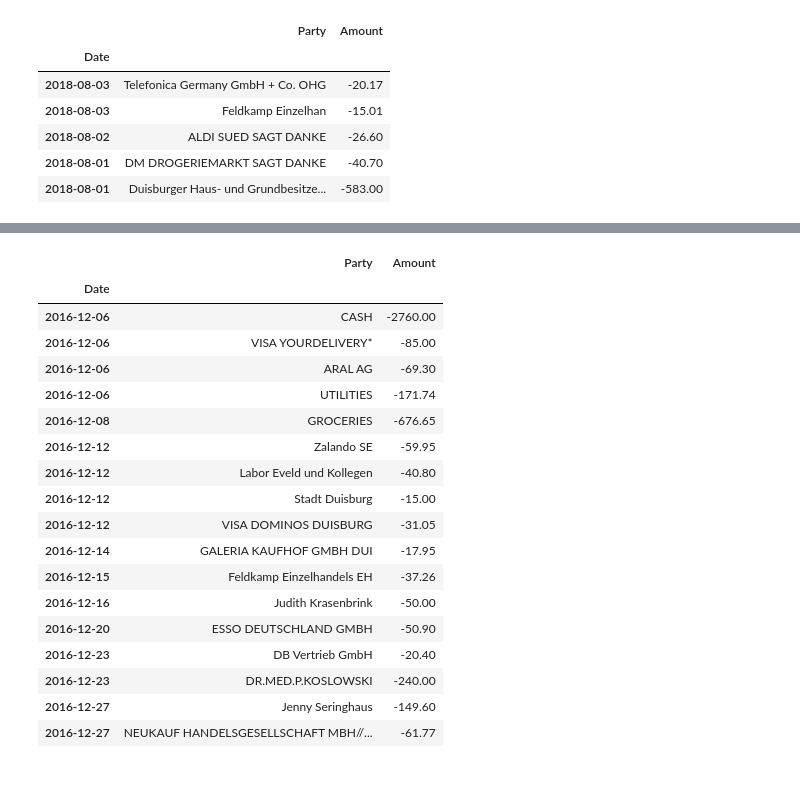
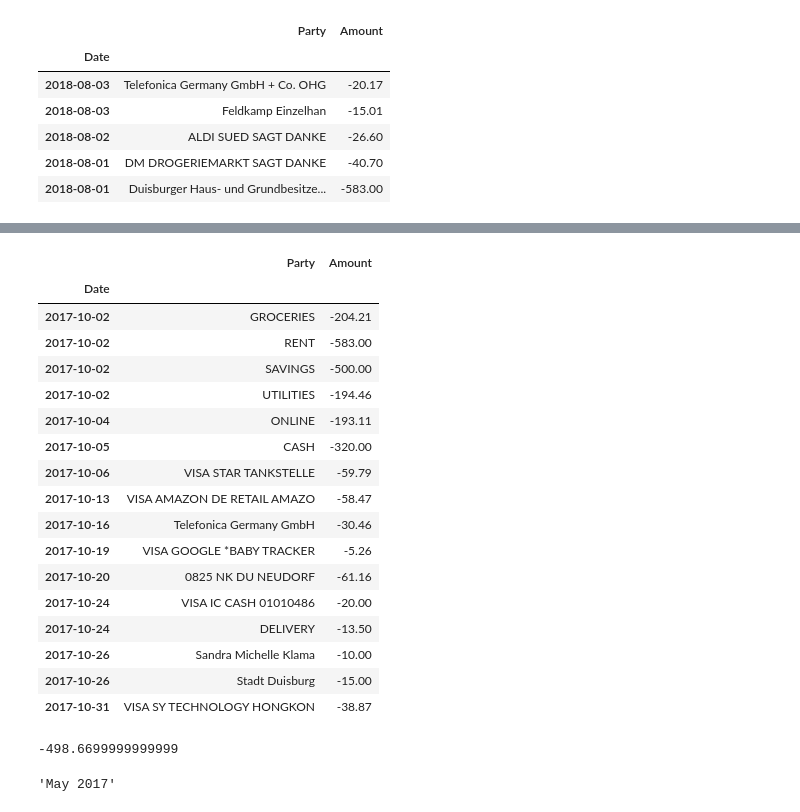
Before and after one commit to BlinkingApe/Budget, a Jupyter notebook: Budget.ipynb, the cells around one changed output, grey strips where cells are left out. Saved outputs shown, nothing was run; the diff lists cells and outputs as text; code cells hidden in the pictures; blank space fills up the shorter version.

```diff
--- a/Budget.ipynb
+++ b/Budget.ipynb
@@ -159,7 +160,7 @@ def cat_outgo(df, other=False):
                  'Feldkamp Einzelhan', 'ALDI SUED SAGT DANKE',
                  'DANKE, IHR LIDL','PRO BIOMARKT','Feldkamp Einzelhandels oH',
                  'JACQUES WEIN-DEPOT','ROSSMANN VIELEN DANK','3825 NK DU-NEUDORF',
-                 'Feldkamp Einzelhandels EH']
+                 'Feldkamp Einzelhandels EH', 'KAISERS TENGELMANN GMBH']
 
     rent = ['Duisburger Haus- und Grundbesitzer GmbH']
 
@@ -297,5 +339,5 @@ def group_both_df(df, other=False):
 # %%
-df = pd.read_csv('4_8_2018_banking.csv',sep=';',usecols=['Date','Party','Amount'])
+df = pd.read_csv('banking.csv',sep=';',usecols=['Date','Party','Amount'])
 df = clean_df(df)
 df = df.set_index('Date')
 df.head()
@@ -352,22 +383,30 @@ income.head()
 # %%
-months_outgo[0]
+months_outgo[10]
 # %% [output]
 |  | Party | Amount |
 | Date |  |  |
-| 2016-12-06 | CASH | -2760.00 |
-| 2016-12-06 | VISA YOURDELIVERY* | -85.00 |
-| 2016-12-06 | ARAL AG | -69.30 |
-| 2016-12-06 | UTILITIES | -171.74 |
-| 2016-12-08 | GROCERIES | -676.65 |
-| 2016-12-12 | Zalando SE | -59.95 |
-| 2016-12-12 | Labor Eveld und Kollegen | -40.80 |
-| 2016-12-12 | Stadt Duisburg | -15.00 |
-| 2016-12-12 | VISA DOMINOS DUISBURG | -31.05 |
-| 2016-12-14 | GALERIA KAUFHOF GMBH DUI | -17.95 |
-| 2016-12-15 | Feldkamp Einzelhandels EH | -37.26 |
-| 2016-12-16 | Judith Krasenbrink | -50.00 |
-| 2016-12-20 | ESSO DEUTSCHLAND GMBH | -50.90 |
-| 2016-12-23 | DB Vertrieb GmbH | -20.40 |
-| 2016-12-23 | DR.MED.P.KOSLOWSKI | -240.00 |
-| 2016-12-27 | Jenny Seringhaus | -149.60 |
-| 2016-12-27 | NEUKAUF HANDELSGESELLSCHAFT MBH//... | -61.77 |
+| 2017-10-02 | GROCERIES | -204.21 |
+| 2017-10-02 | RENT | -583.00 |
+| 2017-10-02 | SAVINGS | -500.00 |
+| 2017-10-02 | UTILITIES | -194.46 |
+| 2017-10-04 | ONLINE | -193.11 |
+| 2017-10-05 | CASH | -320.00 |
+| 2017-10-06 | VISA STAR TANKSTELLE | -59.79 |
+| 2017-10-13 | VISA AMAZON DE RETAIL AMAZO | -58.47 |
+| 2017-10-16 | Telefonica Germany GmbH | -30.46 |
+| 2017-10-19 | VISA GOOGLE *BABY TRACKER | -5.26 |
+| 2017-10-20 | 0825 NK DU NEUDORF | -61.16 |
+| 2017-10-24 | VISA IC CASH 01010486 | -20.00 |
+| 2017-10-24 | DELIVERY | -13.50 |
+| 2017-10-26 | Sandra Michelle Klama | -10.00 |
+| 2017-10-26 | Stadt Duisburg | -15.00 |
+| 2017-10-31 | VISA SY TECHNOLOGY HONGKON | -38.87 |
+# %%
+df = months_outgo[5]
+df.loc[df['Party'] == 'GROCERIES', 'Amount'].iloc[0]
+# %% [output]
+-498.6699999999999
+# %%
+df.index[0].strftime('%b %Y')
+# %% [output]
+'May 2017'
```
Also changed, not shown: parts of 7 cells of this notebook.
